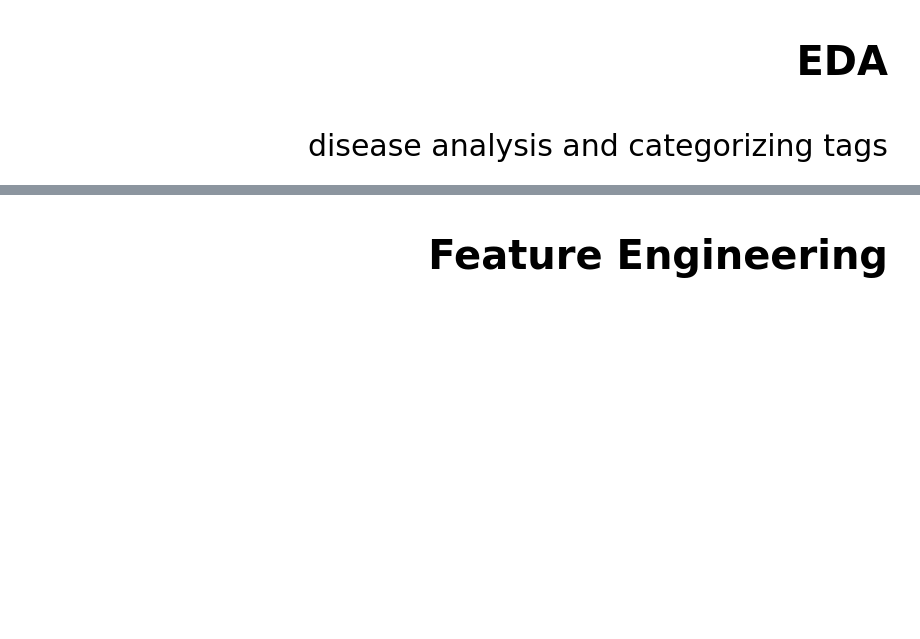
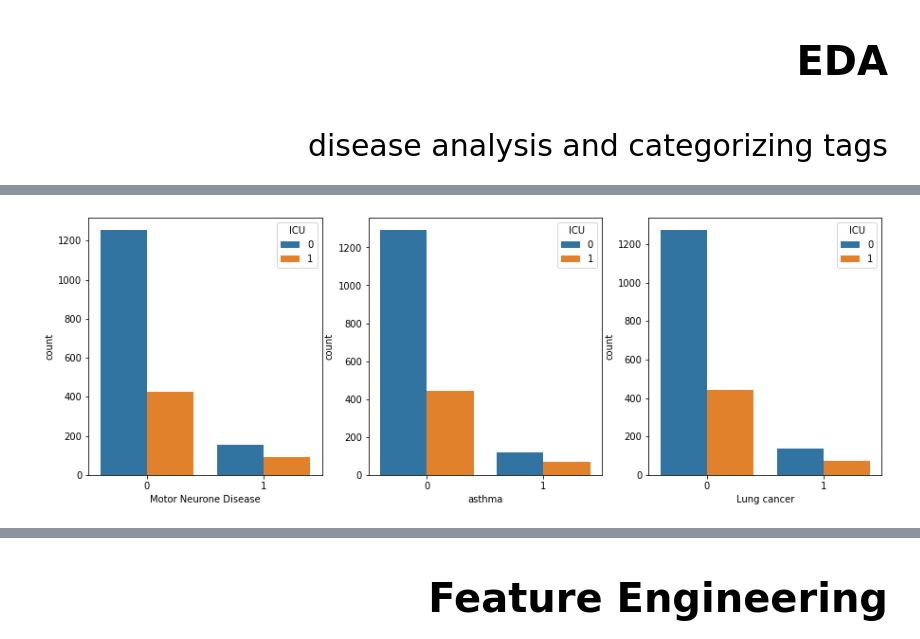
Before and after one commit to matinFT/ML-Project-Phase1, a Jupyter notebook: covid project.ipynb, the cells around one changed output, grey strips where cells are left out. Saved outputs shown, nothing was run; the diff lists cells and outputs as text; code cells hidden in the pictures; blank space fills up the shorter version.

```diff
--- a/covid project.ipynb
+++ b/covid project.ipynb
@@ -74 +81,16 @@ plt.show()
+# %%
+diseases_to_plot = ["Motor Neurone Disease", "asthma", "Lung cancer"]
+tags = data["tags"].fillna("")
+fig, axes = plt.subplots(ncols=3,nrows=1,figsize=(15,5))
+temp_frame = [1 if "Motor" in x else 0 for x in tags]
+
+col = 0
+
+for disease in diseases_to_plot:
+    temp_frame = pd.DataFrame(data = {disease: [1 if disease in x else 0 for x in tags],
+                        'ICU': data["ICU"]})
+    sns.countplot(x=disease, hue="ICU", data=temp_frame, ax = axes[col])
+    col += 1
+# %% [output]
+[figure, added]
 # %%
```
Also changed, not shown: parts of 23 cells of this notebook.
